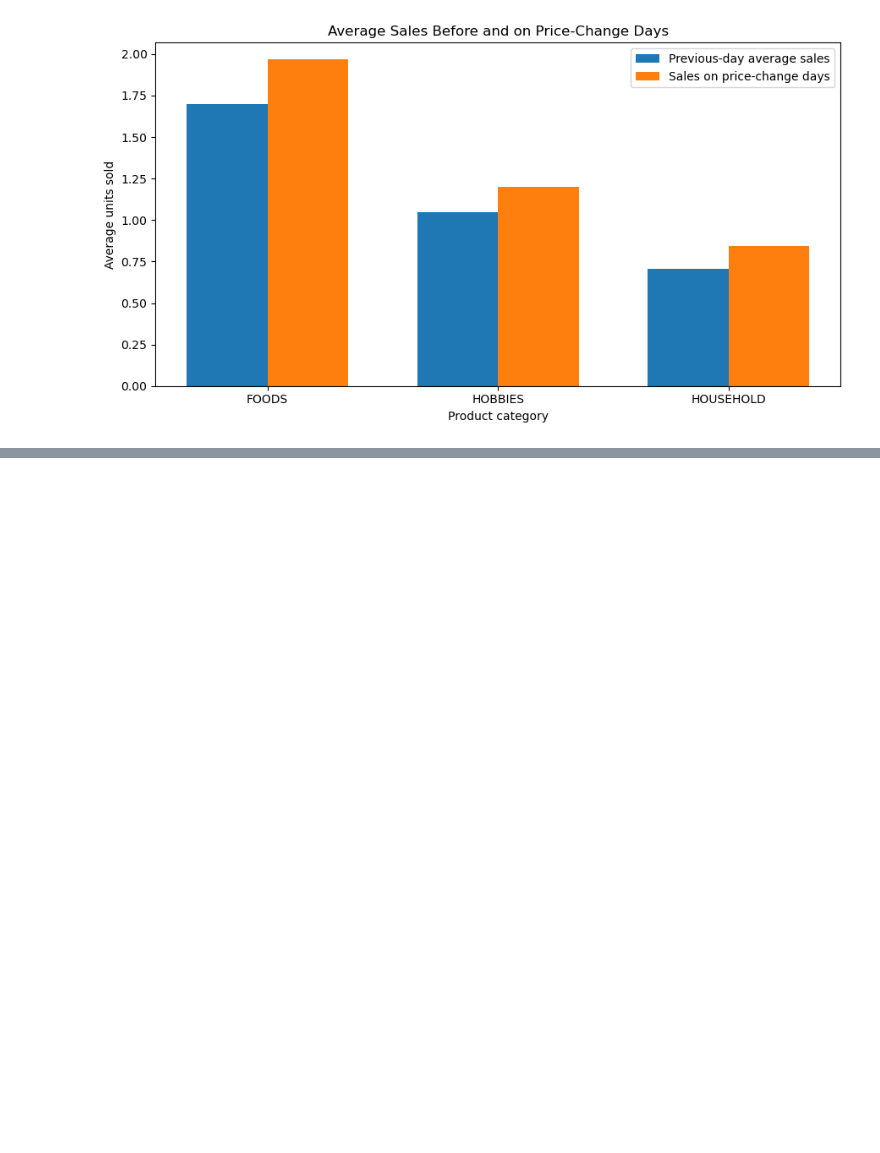
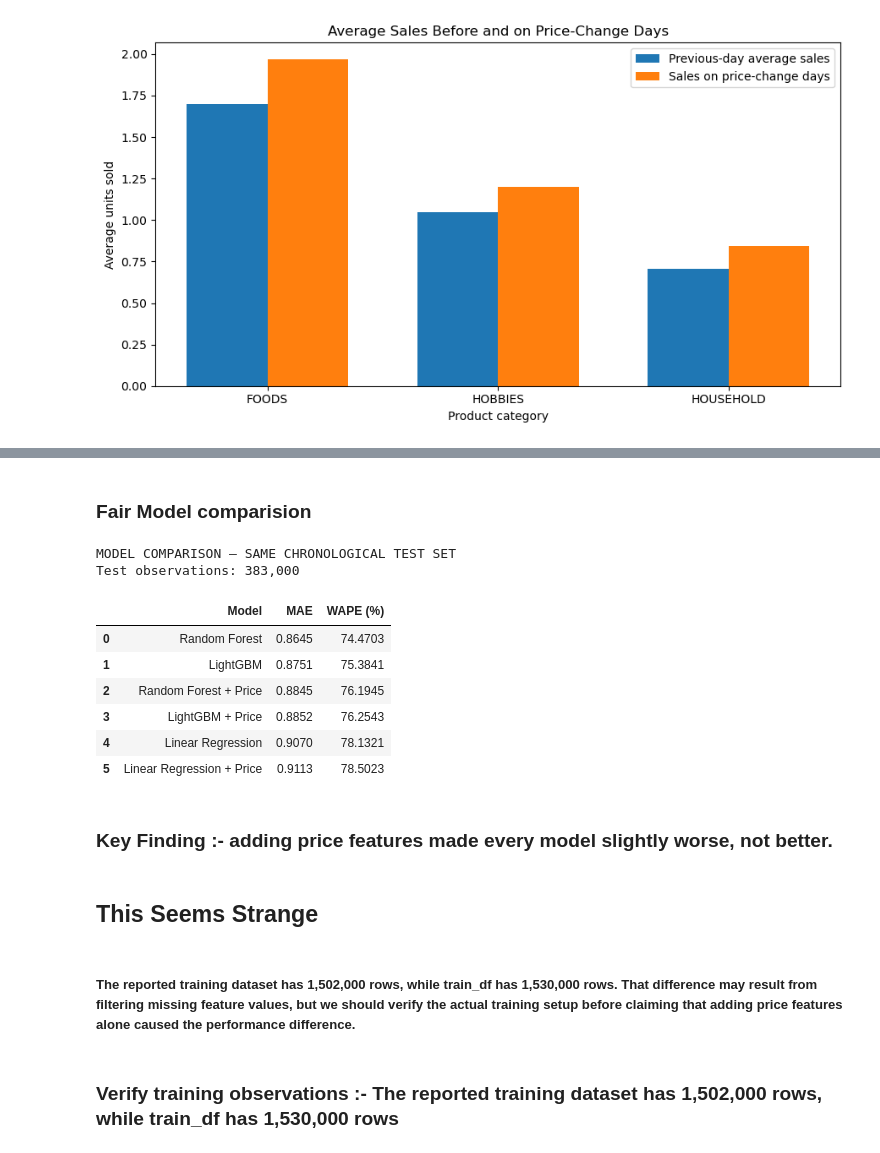
Before and after one commit to 20deepak28/demand-analysis-project, a Jupyter notebook: 04_baseline_model.ipynb, the cells around one changed output, grey strips where cells are left out. Drawn from its saved outputs; the diff is of its cells as text; code cells hidden in the pictures; blank space fills up the shorter version.

```diff
--- a/04_baseline_model.ipynb
+++ b/04_baseline_model.ipynb
@@ -1815,0 +2003,79 @@ plt.show()
+# %% [markdown]
+### Fair Model comparision
+# %%
+import pandas as pd
+import numpy as np
+from sklearn.metrics import mean_absolute_error
+
+# DAY 5 — Fair comparison on the same test observations
+
+# Define feature sets
+base_features = base_features
+all_features = base_features + price_features
+
+# Actual sales
+y_actual = test_model["sales"].to_numpy()
+
+# Generate predictions on the SAME chronological test dataset
+# Baseline models: demand and calendar features only
+baseline_predictions = {
+    "Linear Regression": lr_model.predict(test_model[base_features]),
+    "Random Forest": rf_model.predict(test_model[base_features]),
+    "LightGBM": lgb_model.predict(test_model[base_features])
+}
+
+# Price-aware models: demand, calendar, and price features
+price_predictions = {
+    "Linear Regression + Price": lr_price.predict(test_model[all_features]),
+    "Random Forest + Price": rf_price.predict(test_model[all_features]),
+    "LightGBM + Price": lgb_price.predict(test_model[all_features])
+}
+
+# Calculate consistent metrics
+def calculate_wape(actual, predicted):
+    denominator = np.abs(actual).sum()
+    if denominator == 0:
+        return np.nan
+    return np.abs(actual - predicted).sum() / denominator * 100
+
+results = []
+
+for model_name, predictions in {
+    **baseline_predictions,
+    **price_predictions
+}.items():
+
+    results.append({
+        "Model": model_name,
+        "MAE": mean_absolute_error(y_actual, predictions),
+        "WAPE (%)": calculate_wape(y_actual, predictions)
+    })
+
+comparison_df = pd.DataFrame(results)
+
+comparison_df = comparison_df.sort_values(
+    by="WAPE (%)",
+    ascending=True
+).reset_index(drop=True)
+
+print("MODEL COMPARISON — SAME CHRONOLOGICAL TEST SET")
+print(f"Test observations: {len(y_actual):,}")
+display(comparison_df.round(4))
+# %% [output]
+MODEL COMPARISON — SAME CHRONOLOGICAL TEST SET
+Test observations: 383,000
+|  | Model | MAE | WAPE (%) |
+| 0 | Random Forest | 0.8645 | 74.4703 |
+| 1 | LightGBM | 0.8751 | 75.3841 |
+| 2 | Random Forest + Price | 0.8845 | 76.1945 |
+| 3 | LightGBM + Price | 0.8852 | 76.2543 |
+| 4 | Linear Regression | 0.9070 | 78.1321 |
+| 5 | Linear Regression + Price | 0.9113 | 78.5023 |
+# %% [markdown]
+### Key Finding :- adding price features made every model slightly worse, not better.
+# %% [markdown]
+## This Seems Strange
+# %% [markdown]
+##### The reported training dataset has 1,502,000 rows, while train_df has 1,530,000 rows. That difference may result from filtering missing feature values, but we should verify the actual training setup before claiming that adding price features alone caused the performance difference.
+# %% [markdown]
+### Verify training observations :- The reported training dataset has 1,502,000 rows, while train_df has 1,530,000 rows
```
Also changed, not shown: parts of 78 cells of this notebook, 3 other files.
